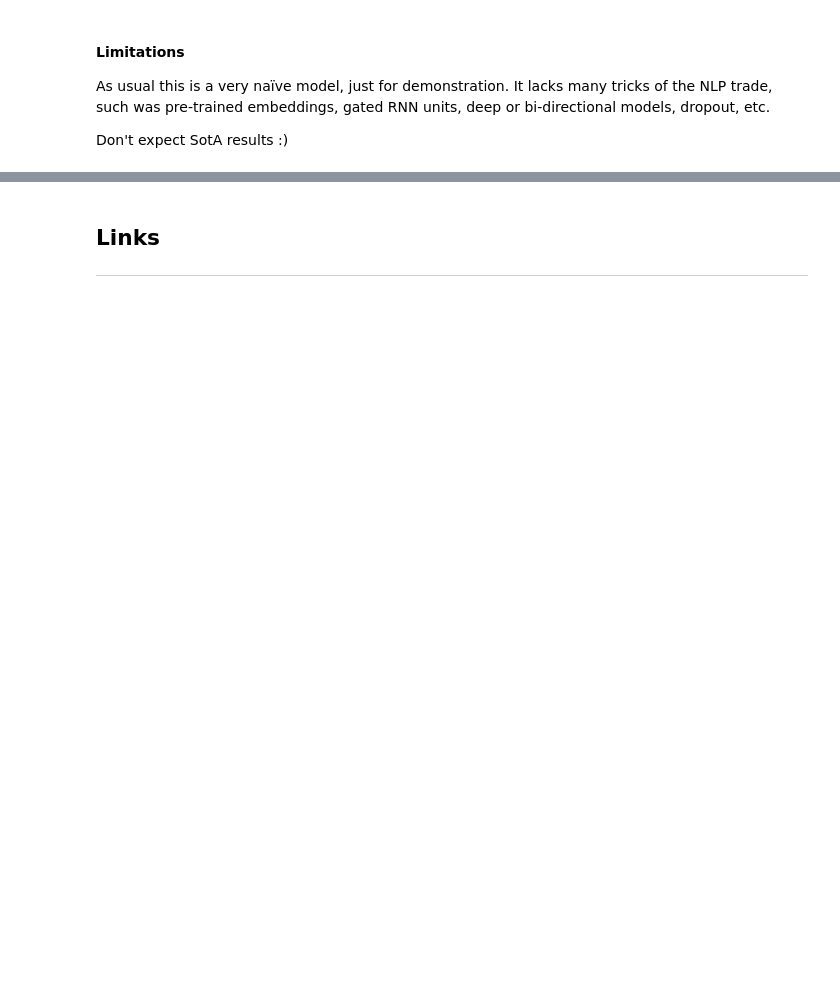
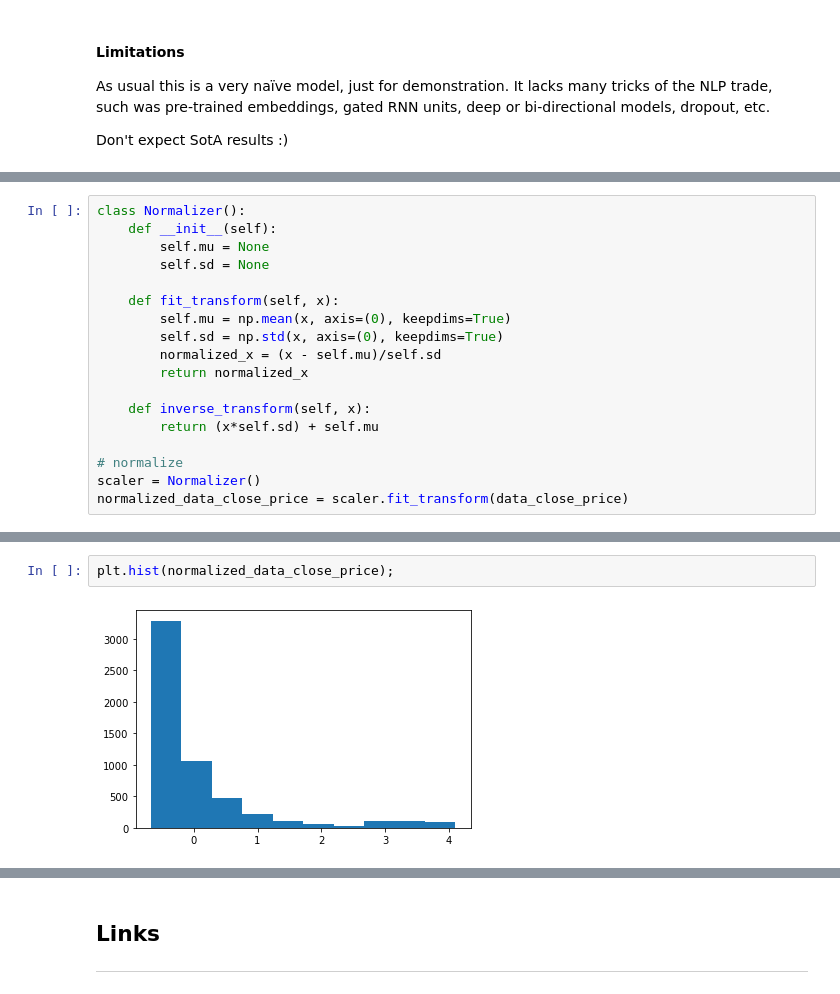
Before and after one commit to mkimhi/cs3600-tutorials, a Jupyter notebook: T4/tutorial4-SeqModels.ipynb, the cells around one changed output, grey strips where cells are left out. Saved outputs shown, nothing was run; the diff lists cells and outputs as text; blank space fills up the shorter version.

```diff
--- a/T4/tutorial4-SeqModels.ipynb
+++ b/T4/tutorial4-SeqModels.ipynb
@@ -739,0 +977,18 @@ For that we use Bi-directional RNN!
+# %%
+class Normalizer():
+    def __init__(self):
+        self.mu = None
+        self.sd = None
+
+    def fit_transform(self, x):
+        self.mu = np.mean(x, axis=(0), keepdims=True)
+        self.sd = np.std(x, axis=(0), keepdims=True)
+        normalized_x = (x - self.mu)/self.sd
+        return normalized_x
+
+    def inverse_transform(self, x):
+        return (x*self.sd) + self.mu
+
+# normalize
+scaler = Normalizer()
+normalized_data_close_price = scaler.fit_transform(data_close_price)
@@ -739,0 +1001,4 @@ For that we use Bi-directional RNN!
+# %%
+plt.hist(normalized_data_close_price);
+# %% [output]
+[figure, added]
```
Also changed, not shown: parts of 59 cells of this notebook, 13 other files.
